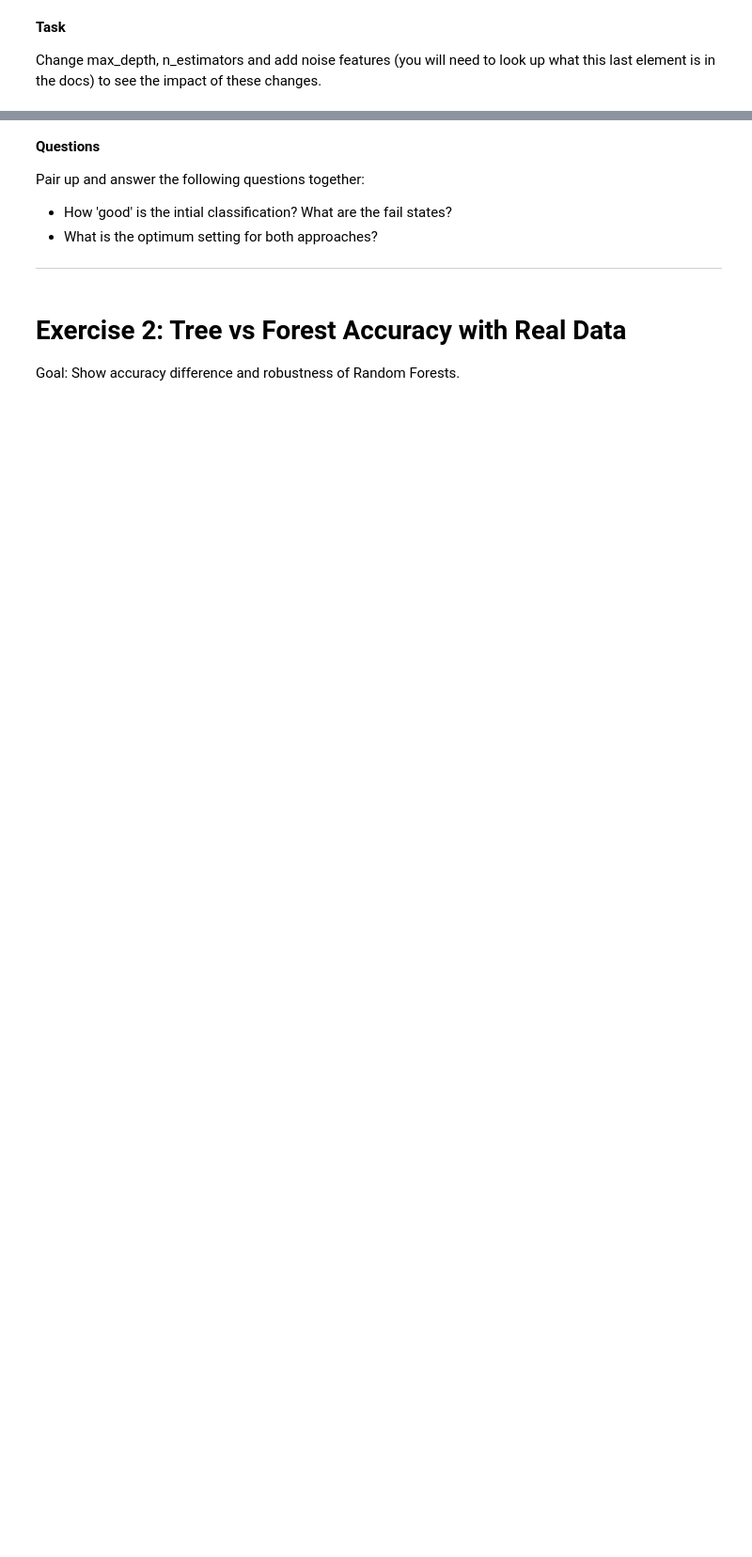
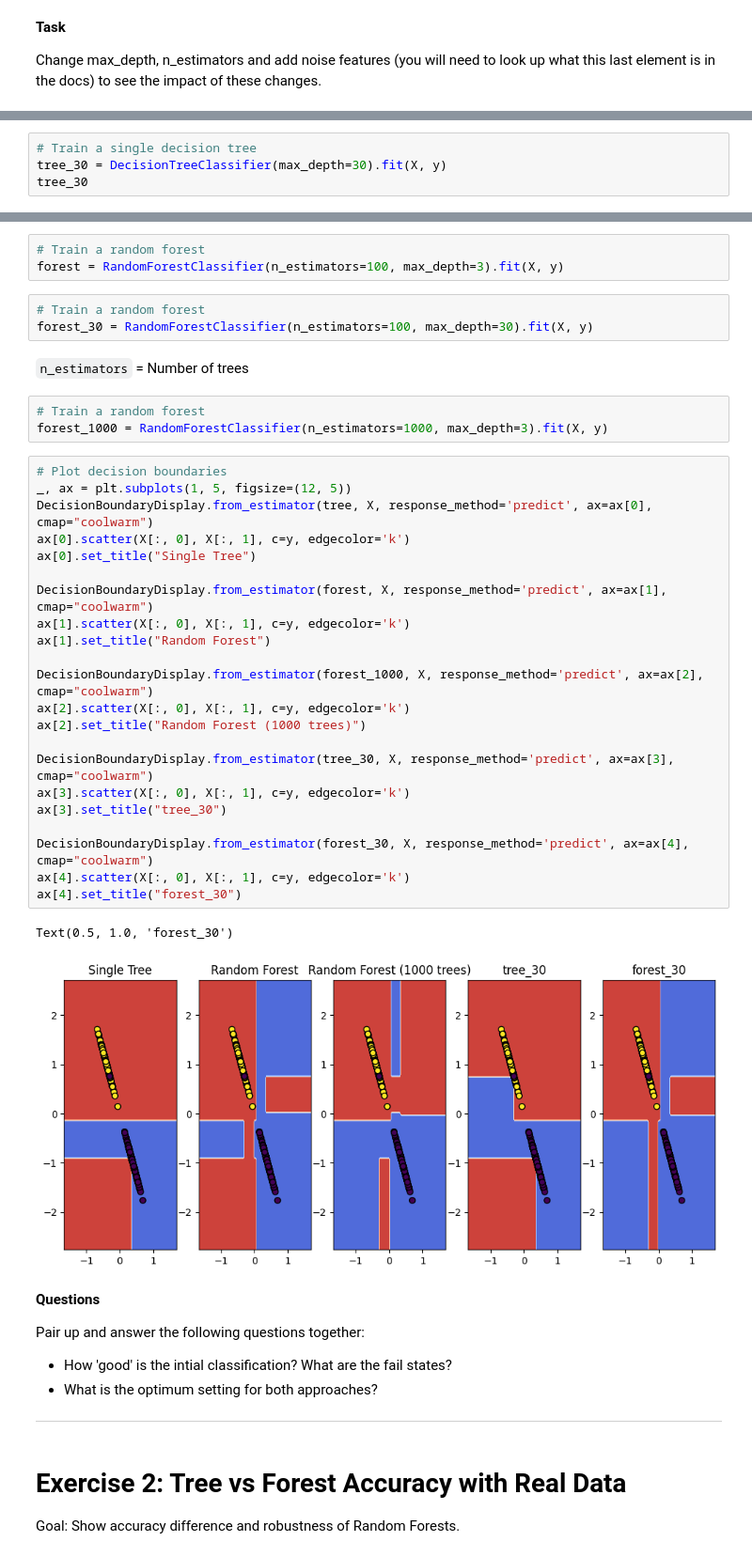
Before and after one commit to hyunbin1024/GEOG761, a Jupyter notebook: 761_Lecture2_Exercises.ipynb, the cells around one changed output, grey strips where cells are left out. Shown at 94% size. Cells and saved outputs as stored; diff of their text form; blank space fills up the shorter version.

```diff
--- a/761_Lecture2_Exercises.ipynb
+++ b/761_Lecture2_Exercises.ipynb
@@ -39,0 +86,4 @@ Change max_depth, n_estimators and add noise features (you will need to look up
+# %%
+# Train a single decision tree
+tree_30 = DecisionTreeClassifier(max_depth=30).fit(X, y)
+tree_30
@@ -40,3 +92,39 @@ Change max_depth, n_estimators and add noise features (you will need to look up
+# %%
+# Train a random forest
+forest = RandomForestClassifier(n_estimators=100, max_depth=3).fit(X, y)
+# %%
+# Train a random forest
+forest_30 = RandomForestClassifier(n_estimators=100, max_depth=30).fit(X, y)
+# %% [markdown]
+`n_estimators` = Number of trees
+# %%
+# Train a random forest
+forest_1000 = RandomForestClassifier(n_estimators=1000, max_depth=3).fit(X, y)
+# %%
+# Plot decision boundaries
+_, ax = plt.subplots(1, 5, figsize=(12, 5))
+DecisionBoundaryDisplay.from_estimator(tree, X, response_method='predict', ax=ax[0], cmap="coolwarm")
+ax[0].scatter(X[:, 0], X[:, 1], c=y, edgecolor='k')
+ax[0].set_title("Single Tree")
+
+DecisionBoundaryDisplay.from_estimator(forest, X, response_method='predict', ax=ax[1], cmap="coolwarm")
+ax[1].scatter(X[:, 0], X[:, 1], c=y, edgecolor='k')
+ax[1].set_title("Random Forest")
+
+DecisionBoundaryDisplay.from_estimator(forest_1000, X, response_method='predict', ax=ax[2], cmap="coolwarm")
+ax[2].scatter(X[:, 0], X[:, 1], c=y, edgecolor='k')
+ax[2].set_title("Random Forest (1000 trees)")
+
+DecisionBoundaryDisplay.from_estimator(tree_30, X, response_method='predict', ax=ax[3], cmap="coolwarm")
+ax[3].scatter(X[:, 0], X[:, 1], c=y, edgecolor='k')
+ax[3].set_title("tree_30")
+
+DecisionBoundaryDisplay.from_estimator(forest_30, X, response_method='predict', ax=ax[4], cmap="coolwarm")
+ax[4].scatter(X[:, 0], X[:, 1], c=y, edgecolor='k')
+ax[4].set_title("forest_30")
+# %% [output]
+Text(0.5, 1.0, 'forest_30')
+[figure, added]
 # %% [markdown]
 **Questions**
 
```
Also changed, not shown: parts of 21 cells of this notebook.
